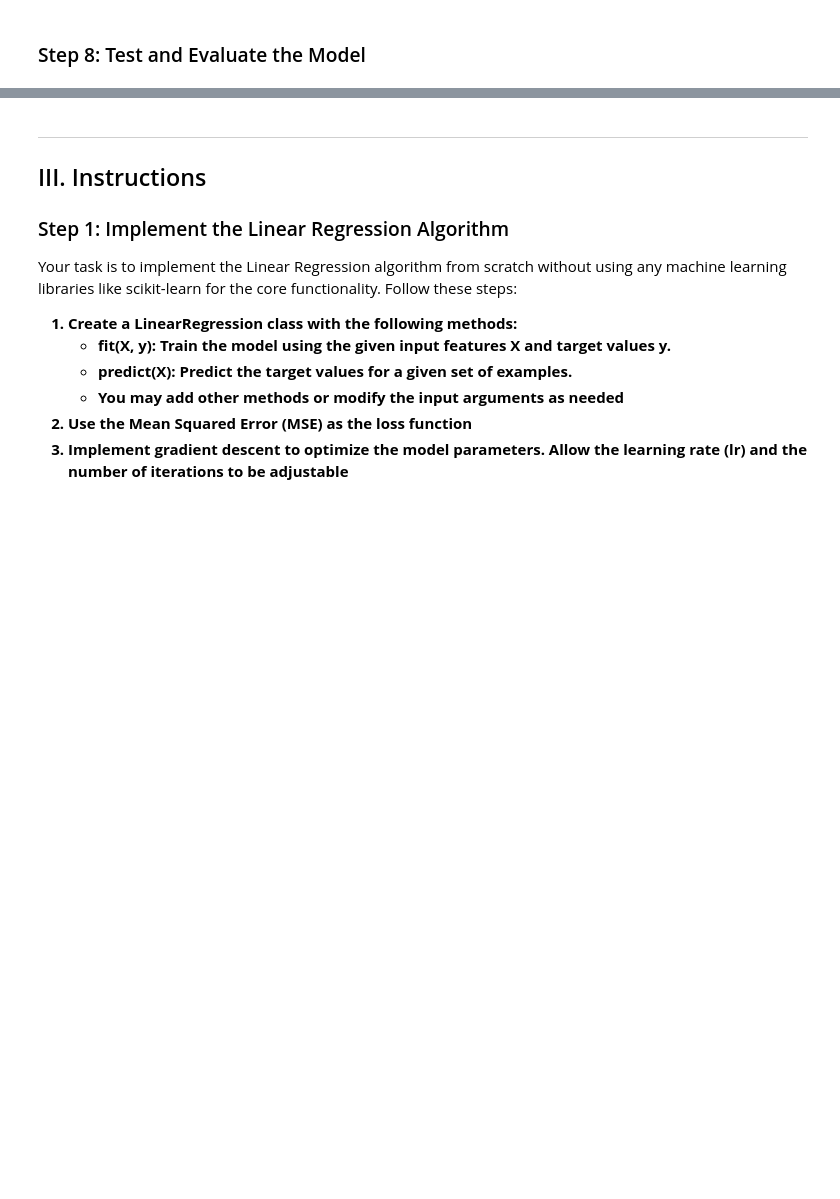
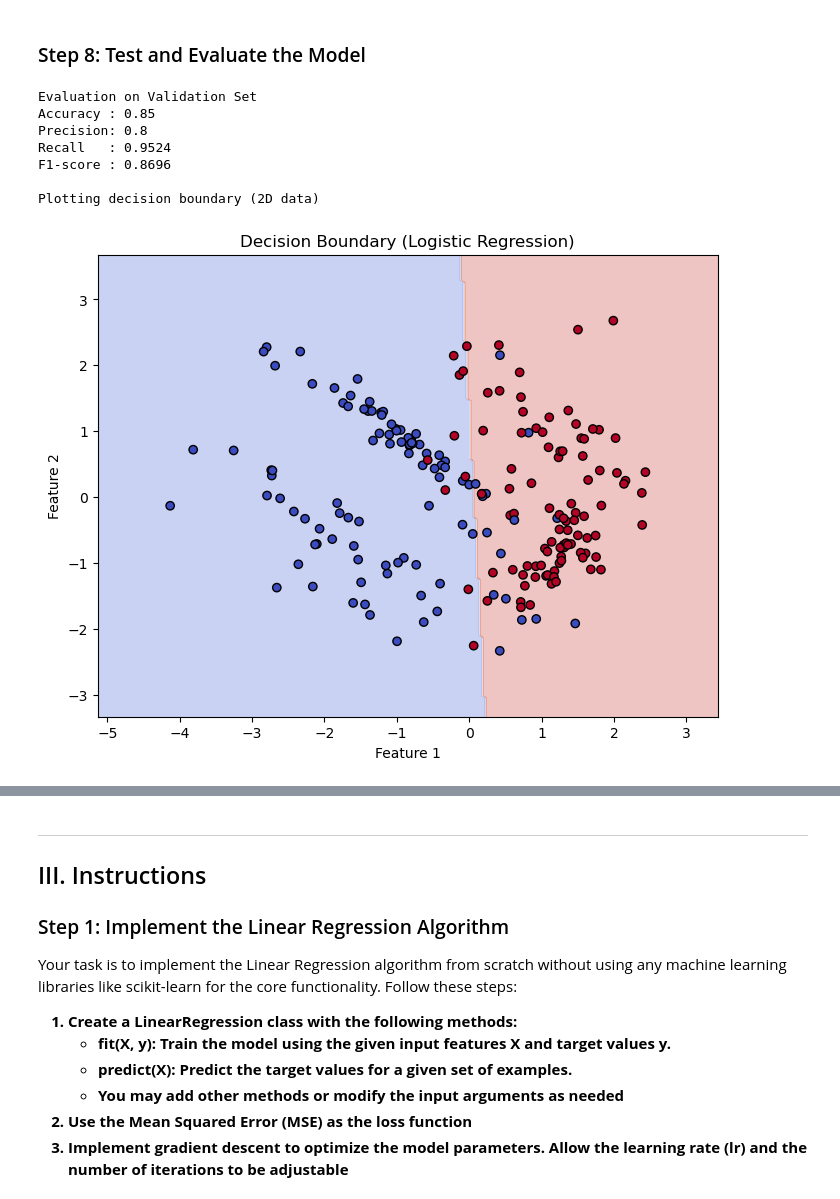
Before and after one commit to NolanMM/PROG74000-25W-Sec1-Applications-of-Artificial-Intelligence-and-Machine-Learning, a Jupyter notebook: Assignment_2/Assignment_2.ipynb, the cells around one changed output, grey strips where cells are left out. Drawn from its saved outputs; the diff is of its cells as text; code cells hidden in the pictures; blank space fills up the shorter version.

```diff
--- a/Assignment_2/Assignment_2.ipynb
+++ b/Assignment_2/Assignment_2.ipynb
@@ -942,4 +1069,65 @@ MAE (Scikit-Learn): 4.18 (Improvement: -0.00)
 # %% [markdown]
 ### Step 7: Train the Logistic Regression Model
+# %%
+# 1) Create an instance of the custom logistic regression model
+lr_model = LogisticRegressionScratch(lr=0.01, iterations=1000)
+
+# 2) Train (fit) the model on your training data
+lr_model.fit(X_train, y_train)
 # %% [markdown]
 ### Step 8: Test and Evaluate the Model
+# %%
+# 1) Use the trained lr_model to make predictions on the validation set
+y_pred = lr_model.predict(X_valid, threshold=0.5)
+
+# 2) Compute accuracy, precision, recall, F1-score
+acc = accuracy_score(y_valid, y_pred)
+prec = precision_score(y_valid, y_pred)
+rec = recall_score(y_valid, y_pred)
+f1 = f1_score(y_valid, y_pred)
+
+print("Evaluation on Validation Set")
+print("Accuracy :", round(acc, 4))
+print("Precision:", round(prec, 4))
+print("Recall   :", round(rec, 4))
+print("F1-score :", round(f1, 4))
+
+# 3) If 2 features (X_valid.shape[1] == 2)
+if X_valid.shape[1] == 2:
+    print("\nPlotting decision boundary (2D data)")
+
+    # Combine train + valid or just use valid for plotting. Here we combine for demonstration:
+    combined_X = np.vstack((X_train, X_valid))
+    combined_y = np.concatenate((y_train, y_valid))
+
+    x_min, x_max = combined_X[:, 0].min() - 1, combined_X[:, 0].max() + 1
+    y_min, y_max = combined_X[:, 1].min() - 1, combined_X[:, 1].max() + 1
+
+    # Create a grid of points
+    xx, yy = np.meshgrid(np.linspace(x_min, x_max, 200),
+                         np.linspace(y_min, y_max, 200))
+
+    # Flatten and combine into a shape => (n_points, 2)
+    grid_points = np.c_[xx.ravel(), yy.ravel()]
+    # Predict on the entire grid
+    grid_preds = lr_model.predict(grid_points)
+    grid_preds = grid_preds.reshape(xx.shape)
+
+    # Plot
+    plt.figure(figsize=(8,6))
+    plt.contourf(xx, yy, grid_preds, alpha=0.3, cmap=plt.cm.coolwarm)
+    plt.scatter(combined_X[:, 0], combined_X[:, 1], c=combined_y,
+                cmap=plt.cm.coolwarm, edgecolor="k")
+    plt.title("Decision Boundary (Logistic Regression)")
+    plt.xlabel("Feature 1")
+    plt.ylabel("Feature 2")
+    plt.show()
+# %% [output]
+Evaluation on Validation Set
+Accuracy : 0.85
+Precision: 0.8
+Recall   : 0.9524
+F1-score : 0.8696
+
+Plotting decision boundary (2D data)
+[figure, added]
```
Also changed, not shown: parts of 5 cells of this notebook.
